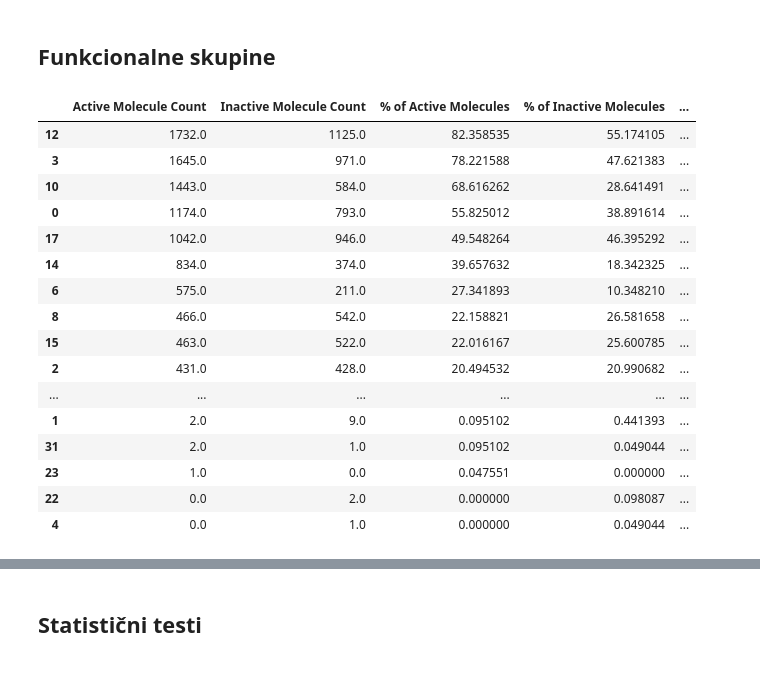
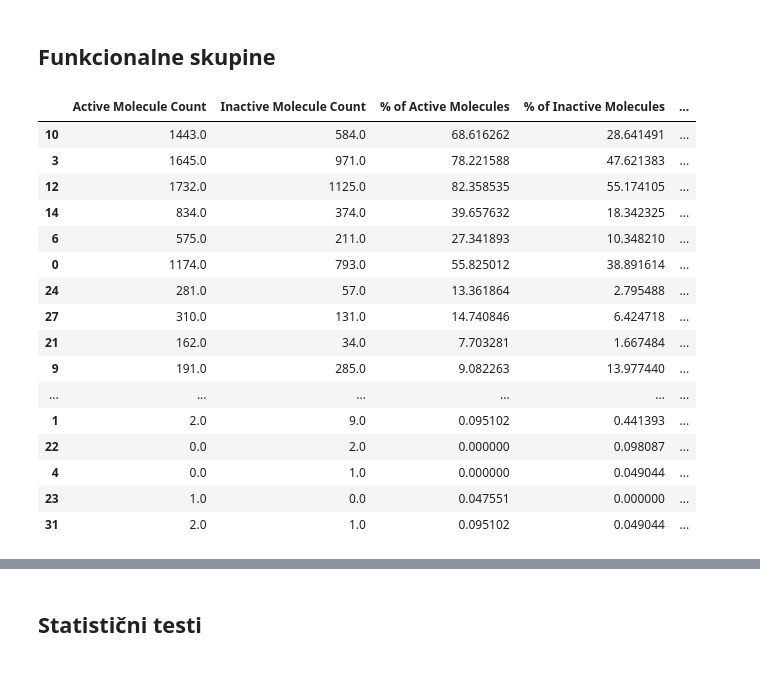
Before and after one commit to samo-n/ML-in-IDO1-drug-discovery, a Jupyter notebook: dir2/__1_3_analize_in_vizualizacije.ipynb, the cells around one changed output, grey strips where cells are left out. Saved outputs shown, nothing was run; the diff lists cells and outputs as text; code cells hidden in the pictures.

```diff
--- a/dir2/__1_3_analize_in_vizualizacije.ipynb
+++ b/dir2/__1_3_analize_in_vizualizacije.ipynb
@@ -666,88 +666,90 @@ def identify_functional_groups(smiles):
 active_molecules = molecules_w_exclusions_analysis[molecules_w_exclusions_analysis['Aktivnost'] == 1]
 inactive_molecules = molecules_w_exclusions_analysis[molecules_w_exclusions_analysis['Aktivnost'] == 0]
 
-# Identify functional groups in active molecules (distinct for each molecule)
+# Identify functional groups in active molecules
 active_functional_groups = Counter()
 for smiles in active_molecules['Smiles']:
     groups = identify_functional_groups(smiles)
     for group in set(groups):  # Ensure unique groups per molecule
         active_functional_groups[group] += 1
 
-# Identify functional groups in inactive molecules (distinct for each molecule)
+# Identify functional groups in inactive molecules
 inactive_functional_groups = Counter()
 for smiles in inactive_molecules['Smiles']:
     groups = identify_functional_groups(smiles)
     for group in set(groups):  # Ensure unique groups per molecule
         inactive_functional_groups[group] += 1
 
-# Convert to DataFrames
-active_counts_df = pd.DataFrame.from_dict(active_functional_groups, orient='index', columns=['Active Molecule Count']).sort_values(by='Active Molecule Count', ascending=False)
-inactive_counts_df = pd.DataFrame.from_dict(inactive_functional_groups, orient='index', columns=['Inactive Molecule Count']).sort_values(by='Inactive Molecule Count', ascending=False)
+# Convert counts to DataFrames
+active_counts_df = pd.DataFrame.from_dict(active_functional_groups, orient='index', columns=['Active Molecule Count'])
+inactive_counts_df = pd.DataFrame.from_dict(inactive_functional_groups, orient='index', columns=['Inactive Molecule Count'])
 
-# Merge the results
+# Merge active and inactive counts
 functional_group_comparison = pd.merge(
     active_counts_df,
     inactive_counts_df,
     left_index=True,
     right_index=True,
     how='outer'
 ).fillna(0)
 
 # Add percentage calculations
 total_active_molecules = active_molecules['Smiles'].nunique()
 total_inactive_molecules = inactive_molecules['Smiles'].nunique()
 
 functional_group_comparison['% of Active Molecules'] = (functional_group_comparison['Active Molecule Count'] / total_active_molecules) * 100
 functional_group_comparison['% of Inactive Molecules'] = (functional_group_comparison['Inactive Molecule Count'] / total_inactive_molecules) * 100
 
+# Perform Chi-Squared tests
 chi2_results = []
 for group in functional_group_comparison.index:
-    observed = [
-        functional_group_comparison.at[group, 'Active Molecule Count'],
-        functional_group_comparison.at[group, 'Inactive Molecule Count']
+    # Create contingency table: [[Active with group, Active without group], [Inactive with group, Inactive without group]]
+    contingency_table = [
+        [functional_group_comparison.at[group, 'Active Molecule Count'], total_active_molecules - functional_group_comparison.at[group, 'Active Molecule Count']],
+        [functional_group_comparison.at[group, 'Inactive Molecule Count'], total_inactive_molecules - functional_group_comparison.at[group, 'Inactive Molecule Count']]
     ]
-    expected = [
-        total_active_molecules * (sum(observed) / (total_active_molecules + total_inactive_molecules)),
-        total_inactive_molecules * (sum(observed) / (total_active_molecules + total_inactive_molecules))
-    ]
-    chi2, p = chi2_contingency([observed, expected])[:2]
+
+    # Chi-Squared Test
+    chi2, p, dof, expected = chi2_contingency(contingency_table)
     chi2_results.append((group, chi2, p))
 
 # Convert chi-square results to DataFrame
 chi2_df = pd.DataFrame(chi2_results, columns=['Functional Group', 'Chi-Square Statistic', 'p-value'])
 
-# Merge with the main DataFrame
+# Merge with main DataFrame
 functional_group_comparison = functional_group_comparison.merge(chi2_df, left_index=True, right_on='Functional Group')
 
-# Add 'Statistical Diff', 'Difference Direction', and 'Difference' columns
+# Add statistical significance and difference calculation
 functional_group_comparison['Statistical Diff'] = functional_group_comparison['p-value'].apply(lambda p: 1 if p < 0.05 else 0)
+functional_group_comparison['Difference (Percentage Points)'] = functional_group_comparison['% of Active Molecules'] - functional_group_comparison['% of Inactive Molecules']
 
-# Calculate the absolute difference in percentage
-functional_group_comparison['Difference'] = (functional_group_comparison['% of Active Molecules'] - functional_group_comparison['% of Inactive Molecules'])
+functional_group_comparison = functional_group_comparison.sort_values(
+    by='Difference (Percentage Points)',
+    key=abs,
+    ascending=False
+)
 
-# Sort by Active Molecule Count
-functional_group_comparison = functional_group_comparison.sort_values(by='Active Molecule Count', ascending=False)
-
-# Display the result
+# Display final results
+pd.set_option('display.max_columns', None)
 functional_group_comparison
 # %% [output]
 |  | Active Molecule Count | Inactive Molecule Count | % of Active Molecules | % of Inactive Molecules | ... |
+| 10 | 1443.0 | 584.0 | 68.616262 | 28.641491 | ... |
+| 3 | 1645.0 | 971.0 | 78.221588 | 47.621383 | ... |
 | 12 | 1732.0 | 1125.0 | 82.358535 | 55.174105 | ... |
-| 3 | 1645.0 | 971.0 | 78.221588 | 47.621383 | ... |
-| 10 | 1443.0 | 584.0 | 68.616262 | 28.641491 | ... |
-| 0 | 1174.0 | 793.0 | 55.825012 | 38.891614 | ... |
-| 17 | 1042.0 | 946.0 | 49.548264 | 46.395292 | ... |
 | 14 | 834.0 | 374.0 | 39.657632 | 18.342325 | ... |
 | 6 | 575.0 | 211.0 | 27.341893 | 10.348210 | ... |
-| 8 | 466.0 | 542.0 | 22.158821 | 26.581658 | ... |
-| 15 | 463.0 | 522.0 | 22.016167 | 25.600785 | ... |
-| 2 | 431.0 | 428.0 | 20.494532 | 20.990682 | ... |
+| 0 | 1174.0 | 793.0 | 55.825012 | 38.891614 | ... |
+| 24 | 281.0 | 57.0 | 13.361864 | 2.795488 | ... |
+| 27 | 310.0 | 131.0 | 14.740846 | 6.424718 | ... |
+| 21 | 162.0 | 34.0 | 7.703281 | 1.667484 | ... |
+| 9 | 191.0 | 285.0 | 9.082263 | 13.977440 | ... |
 | ... | ... | ... | ... | ... | ... |
 | 1 | 2.0 | 9.0 | 0.095102 | 0.441393 | ... |
-| 31 | 2.0 | 1.0 | 0.095102 | 0.049044 | ... |
-| 23 | 1.0 | 0.0 | 0.047551 | 0.000000 | ... |
 | 22 | 0.0 | 2.0 | 0.000000 | 0.098087 | ... |
 | 4 | 0.0 | 1.0 | 0.000000 | 0.049044 | ... |
+| 23 | 1.0 | 0.0 | 0.047551 | 0.000000 | ... |
+| 31 | 2.0 | 1.0 | 0.095102 | 0.049044 | ... |
 # %%
 import matplotlib.pyplot as plt
 import seaborn as sns
```
Also changed, not shown: parts of 1 cell of this notebook.
